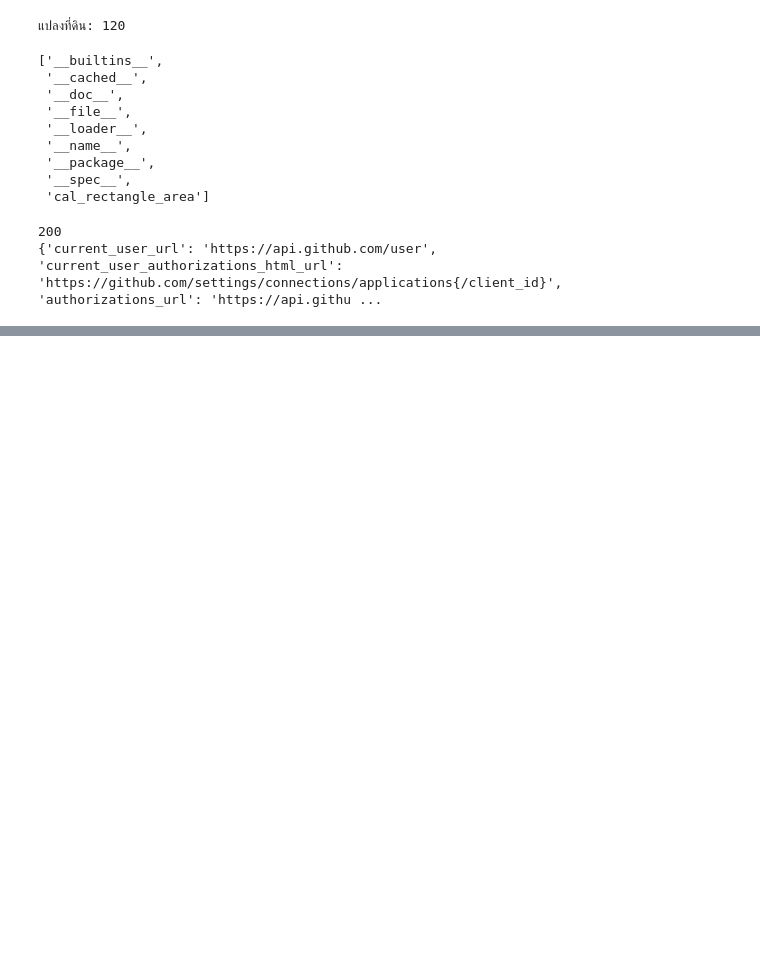
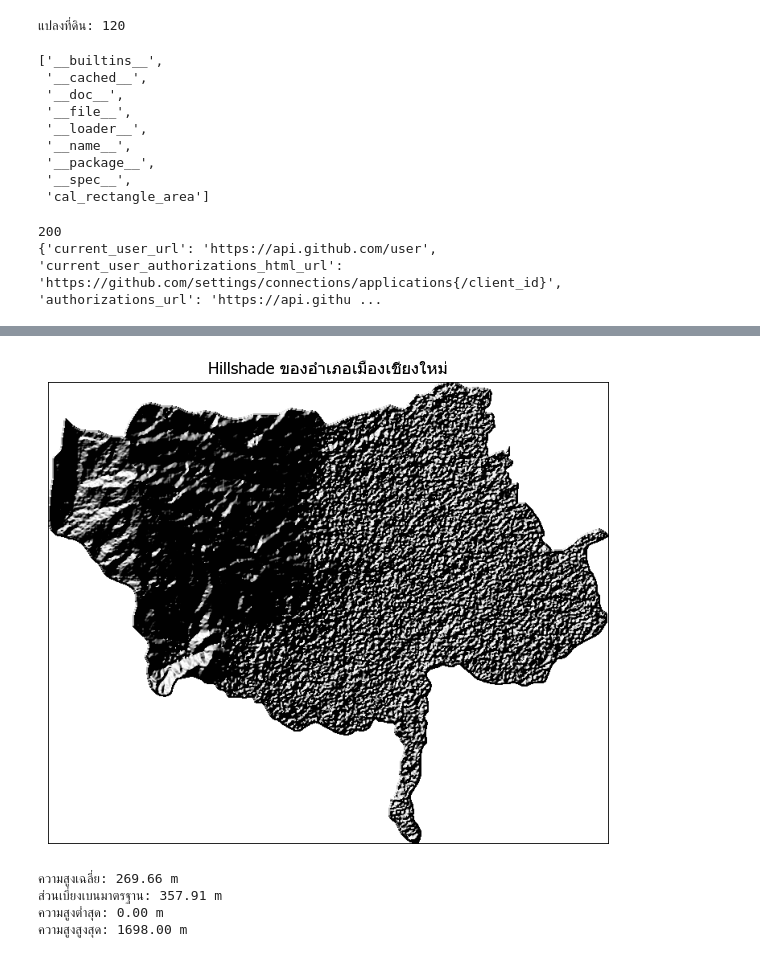
Before and after one commit to dookda/lab_154432, a Jupyter notebook: backup/_test.ipynb, the cells around one changed output, grey strips where cells are left out. Saved outputs shown, nothing was run; the diff lists cells and outputs as text; code cells hidden in the pictures; blank space fills up the shorter version.

```diff
--- a/backup/_test.ipynb
+++ b/backup/_test.ipynb
@@ -159,0 +276,39 @@ print(data.mean())
+# %%
+# บันทึก DEM ที่ถูกตัดไว้ในไฟล์ชั่วคราว
+with rasterio.open("dem/clipped_dem.tif", "w", **out_meta) as dst:
+    dst.write(out_image)
+
+# ใช้ gdal DEMProcessing เพื่อสร้าง Hillshade
+gdal.DEMProcessing("dem/clipped_hillshade.tif",
+                   "dem/clipped_dem.tif",
+                   "hillshade",
+                   azimuth=315, altitude=45)
+
+# เปิดไฟล์ Hillshade
+hillshade = rasterio.open("dem/clipped_hillshade.tif")
+hillshade_data = hillshade.read(1)
+# %%
+plt.rc('font', family='Tahoma')
+fig, ax = plt.subplots(figsize=(10, 6))
+ax.imshow(hillshade_data, cmap='gray')
+ax.set_title("Hillshade ของอำเภอเมืองเชียงใหม่")
+ax.axis('off')
+plt.show()
+# %% [output]
+[figure, added]
+# %%
+clipped_dem_data = out_image[0, :, :]
+mean_elevation = np.mean(clipped_dem_data)
+std_elevation = np.std(clipped_dem_data)
+min_elevation = np.min(clipped_dem_data)
+max_elevation = np.max(clipped_dem_data)
+
+print(f"ความสูงเฉลี่ย: {mean_elevation:.2f} m")
+print(f"ส่วนเบี่ยงเบนมาตรฐาน: {std_elevation:.2f} m")
+print(f"ความสูงต่ำสุด: {min_elevation:.2f} m")
+print(f"ความสูงสูงสุด: {max_elevation:.2f} m")
+# %% [output]
+ความสูงเฉลี่ย: 269.66 m
+ส่วนเบี่ยงเบนมาตรฐาน: 357.91 m
+ความสูงต่ำสุด: 0.00 m
+ความสูงสูงสุด: 1698.00 m
```
Also changed, not shown: parts of 8 cells of this notebook, 8 other files.
